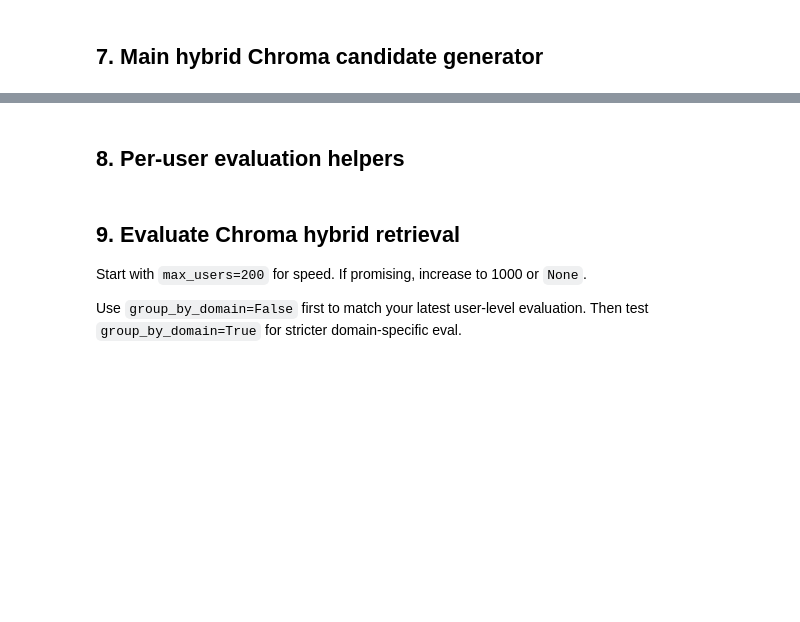
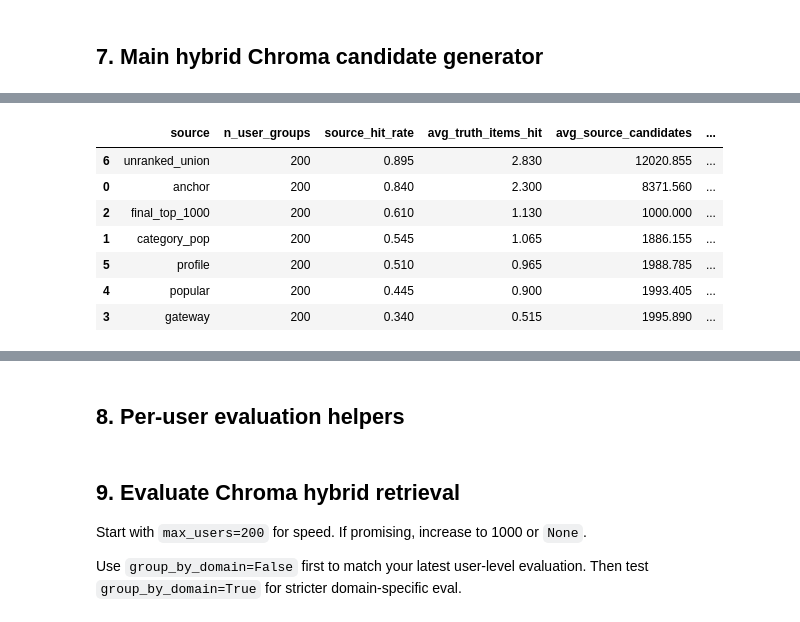
Before and after one commit to Hab-eeb/UserModRecomDSN, a Jupyter notebook: task_b_chroma_bge_retrieval_v1.ipynb, the cells around one changed output, grey strips where cells are left out. Saved outputs shown, nothing was run; the diff lists cells and outputs as text; code cells hidden in the pictures; blank space fills up the shorter version.

```diff
--- a/task_b_chroma_bge_retrieval_v1.ipynb
+++ b/task_b_chroma_bge_retrieval_v1.ipynb
@@ -571,11 +583,11 @@ def union_candidate_sources(source_frames, seen_item_keys=None, top_n=1000):
 
     merged["blend_score"] = 0.0
     weights = {
-        "profile_score_norm": 0.32,
-        "anchor_score_norm": 0.32,
-        "popular_score_norm": 0.10,
-        "gateway_candidate_score_norm": 0.10,
-        "category_pop_score_norm": 0.16,
+        "profile_score_norm": 0.00,
+        "anchor_score_norm": 1.00,
+        "popular_score_norm": 0.00,
+        "gateway_candidate_score_norm": 0.00,
+        "category_pop_score_norm": 0.00,
     }
     for col, w in weights.items():
         if col in merged.columns:
@@ -649,0 +988,25 @@ cands.head(10)
+# %%
+source_audit_df, source_audit_summary = run_source_coverage_audit(
+    eval_df=internal_val_df,
+    max_users=200,
+    random_state=RANDOM_STATE,
+    group_by_domain=False,
+    profile_n=2000,
+    anchor_per_query_n=2000,
+    popular_n=2000,
+    gateway_n=2000,
+    category_popular_n=2000,
+    final_top_n=1000,
+    include_seen_filter=True,
+)
+
+source_audit_summary
+# %% [output]
+|  | source | n_user_groups | source_hit_rate | avg_truth_items_hit | avg_source_candidates | ... |
+| 6 | unranked_union | 200 | 0.895 | 2.830 | 12020.855 | ... |
+| 0 | anchor | 200 | 0.840 | 2.300 | 8371.560 | ... |
+| 2 | final_top_1000 | 200 | 0.610 | 1.130 | 1000.000 | ... |
+| 1 | category_pop | 200 | 0.545 | 1.065 | 1886.155 | ... |
+| 5 | profile | 200 | 0.510 | 0.965 | 1988.785 | ... |
+| 4 | popular | 200 | 0.445 | 0.900 | 1993.405 | ... |
+| 3 | gateway | 200 | 0.340 | 0.515 | 1995.890 | ... |
```
Also changed, not shown: parts of 13 cells of this notebook, 1 other file.
